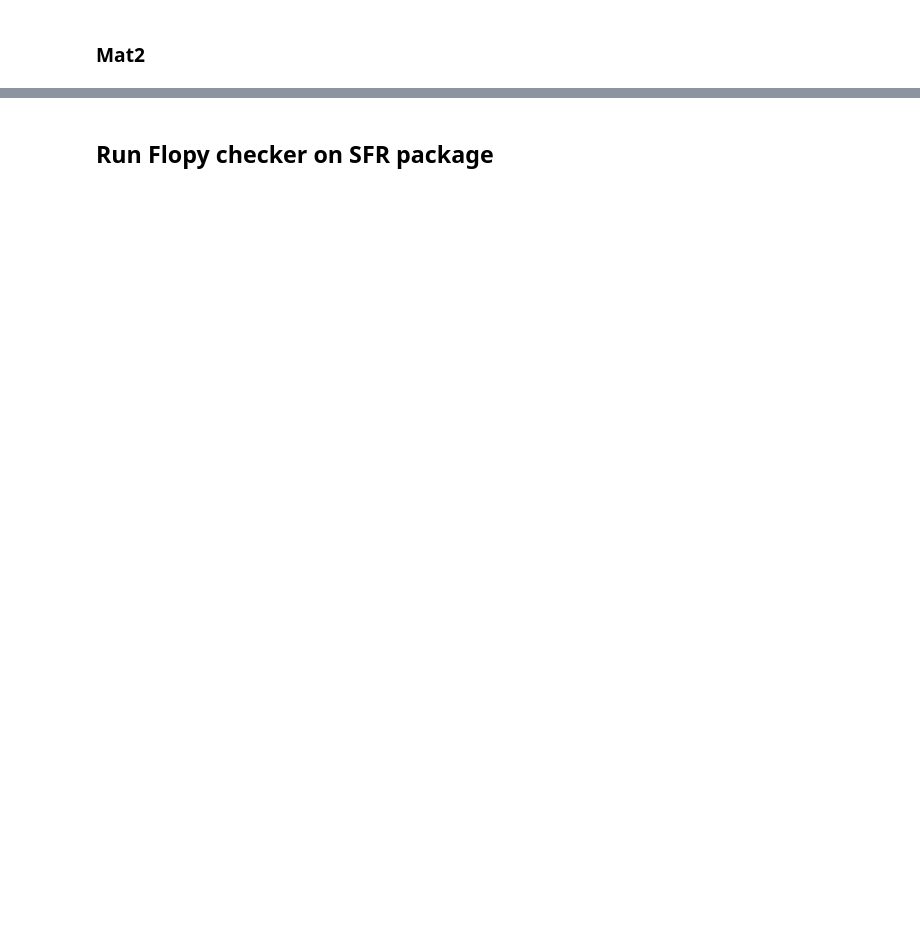
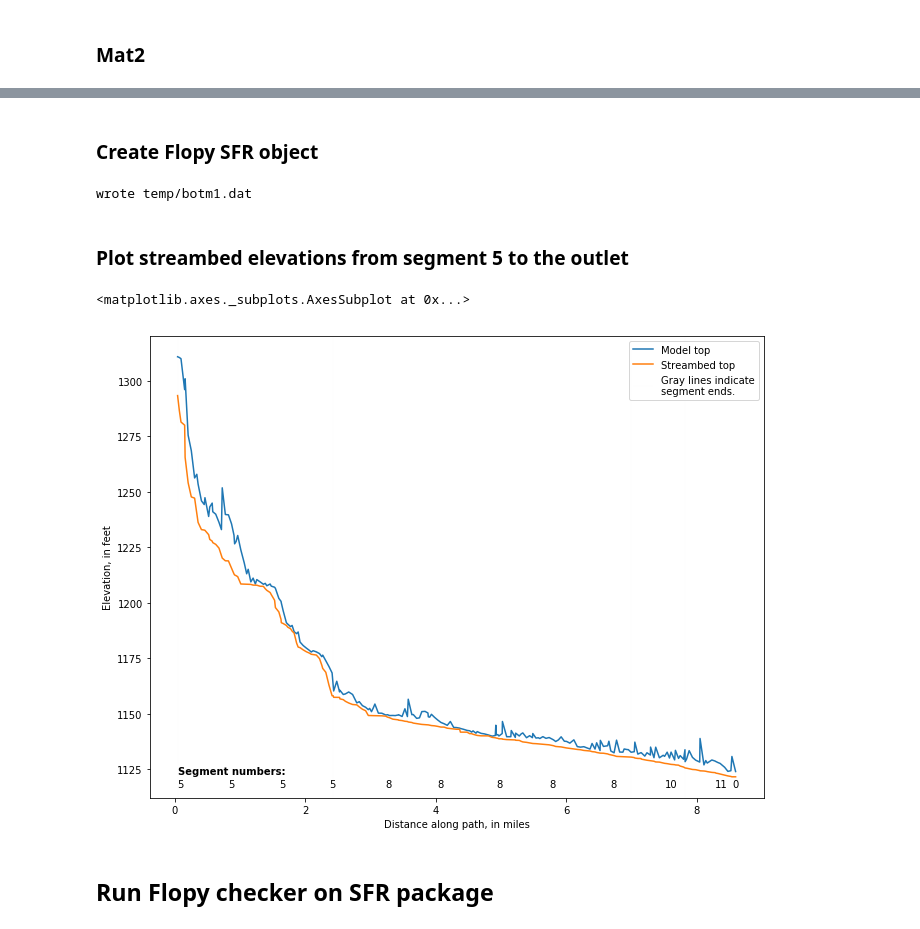
Before and after one commit to DOI-USGS/sfrmaker, a Jupyter notebook: Examples/example_Notebook.ipynb, the cells around one changed output, grey strips where cells are left out. Cells and saved outputs as stored; diff of their text form; code cells hidden in the pictures; blank space fills up the shorter version.

```diff
--- a/Examples/example_Notebook.ipynb
+++ b/Examples/example_Notebook.ipynb
@@ -53,7 +81,12 @@ delc = np.ones(ncol) * dxdy
 ### set up in flopy and export the grid to a shapefile
 # %%
 m = flopy.modflow.Modflow('example', model_ws='data')
-dis = flopy.modflow.ModflowDis(m, nlay=1, nrow=nrow, ncol=ncol, delr=delc, delc=delr)
-m.sr = SpatialReference(delr=m.dis.delr * .3048, delc=m.dis.delc * .3048, xul=682668.5, yul=5147586.7,
+dis = flopy.modflow.ModflowDis(m, nlay=1, nrow=nrow, ncol=ncol, delr=delc, delc=delr,
+                               lenuni=1 # feet
+                              )
+m.sr = SpatialReference(delr=m.dis.delr,
+                        delc=m.dis.delc,
+                        xul=682668.5, yul=5147586.7,
+                        lenuni=1, # feet
                         proj4_str='EPSG:26715', rotation=0)
 m.dis.export('data/grid.shp')
@@ -245,2 +251,73 @@ Done
+# %% [markdown]
+### Create Flopy SFR object
+# %%
+# convert the m1 and m2 dataframes to input for Flopy
+m1 = sfr.m1
+m2 = sfr.m2
+rd = fm.ModflowSfr2.get_empty_reach_data(len(m1))
+sd = fm.ModflowSfr2.get_empty_segment_data(len(m2))
+
+# dictionary to translate column names
+sfrname = {
+    'reach': 'ireach',
+    'SFRlength': 'rchlen',
+    'length': 'rchlen',
+    'sbtop': 'strtop',
+    'sbthick': 'strthick',
+    'sbK': 'strhc1',
+    'reachID': 'reachID',
+    'outseg': 'outseg',
+    'elevup': 'elevup',
+    'elevdn': 'elevdn',
+    'width1': 'width1',
+    'width2': 'width2'
+}
+
+# populate the reach_data rec array
+rd['i'] = m1.i.values
+rd['j'] = m1.j.values
+rd['k'] = 0
+rd['iseg'] = m1.segment.values
+
+for k, v in sfrname.items():
+    if k in m1.columns and v in rd.dtype.names:
+        rd[v] = m1[k].values
+
+# populate the segment_data recarray
+sd['nseg'] = m2.segment.values
+sd['icalc'] = 1
+sd['roughch'] = .037
+for k, v in sfrname.items():
+    if k in m2.columns:
+        sd[v] = m2[k].values
+
+# create the Flopy SFR object
+sfr = fm.ModflowSfr2(m, nstrm=-len(m1), reach_data=rd, segment_data={0: sd},
+                     isfropt=1, unit_number=sfr_unit_number,
+                     ipakcb=sfr_leakage_unit_number,
+                     istcb2=sfr_output_unit_number)
+# assign K values from vertical
+# compute the slopes
+m.sfr.get_slopes()
+# assign layers to the SFR
+m.sfr.assign_layers(adjust_botms=True)
+
+# write new external files for layer bottoms
+if write_new_layer_bottoms:
+    for i, l in enumerate(m.dis.botm.array):
+        if not os.path.isdir(new_layer_bottoms_path):
+            os.mkdir(new_layer_bottoms_path)
+        ofn = os.path.join(new_layer_bottoms_path, 'botm{}.dat'.format(i + 1))
+        np.savetxt(ofn, l, fmt='%.2f')
+        print('wrote {}'.format(ofn))
+# %% [output]
+wrote temp/botm1.dat
+# %% [markdown]
+### Plot streambed elevations from segment 5 to the outlet
+# %%
+m.sfr.plot_path(5)
+# %% [output]
+<matplotlib.axes._subplots.AxesSubplot at 0x...>
+[figure, added]
 # %% [markdown]
 ## Run Flopy checker on SFR package
```
Also changed, not shown: parts of 19 cells of this notebook, 9 other files.
